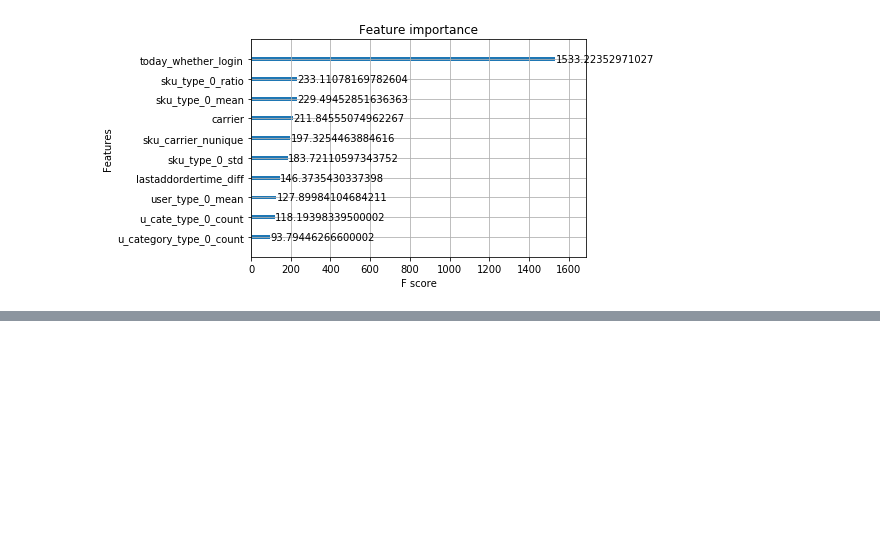
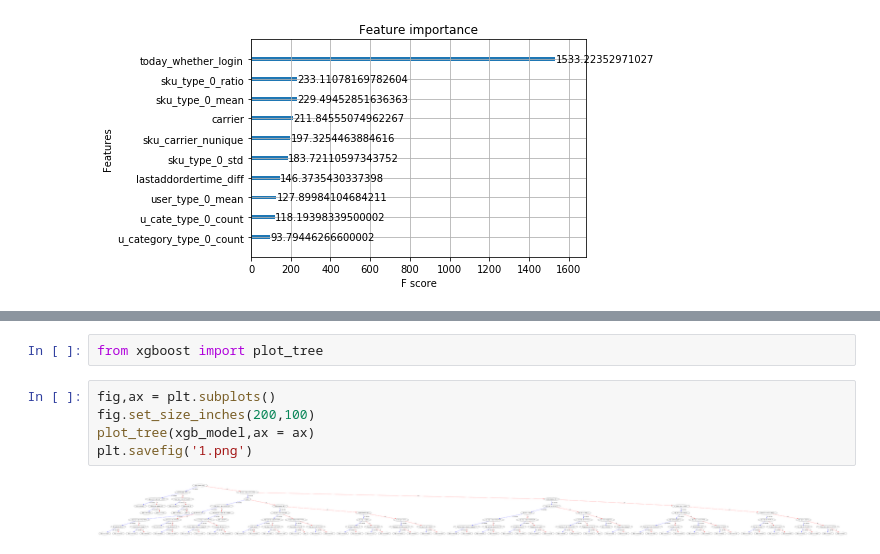
Before and after one commit to zhijie-ai/chelian, a Jupyter notebook: lgb_xgb/xgb模型重要性分析.ipynb, the cells around one changed output, grey strips where cells are left out. Saved outputs shown, nothing was run; the diff lists cells and outputs as text; blank space fills up the shorter version.

```diff
--- a/lgb_xgb/xgb模型重要性分析.ipynb
+++ b/lgb_xgb/xgb模型重要性分析.ipynb
@@ -533,0 +523,9 @@ xgb_model.get_booster().get_score(importance_type=importance_type)
+# %%
+from xgboost import plot_tree
+# %%
+fig,ax = plt.subplots()
+fig.set_size_inches(200,100)
+plot_tree(xgb_model,ax = ax)
+plt.savefig('1.png')
+# %% [output]
+[figure, added]
```
Also changed, not shown: parts of 3 cells of this notebook.
